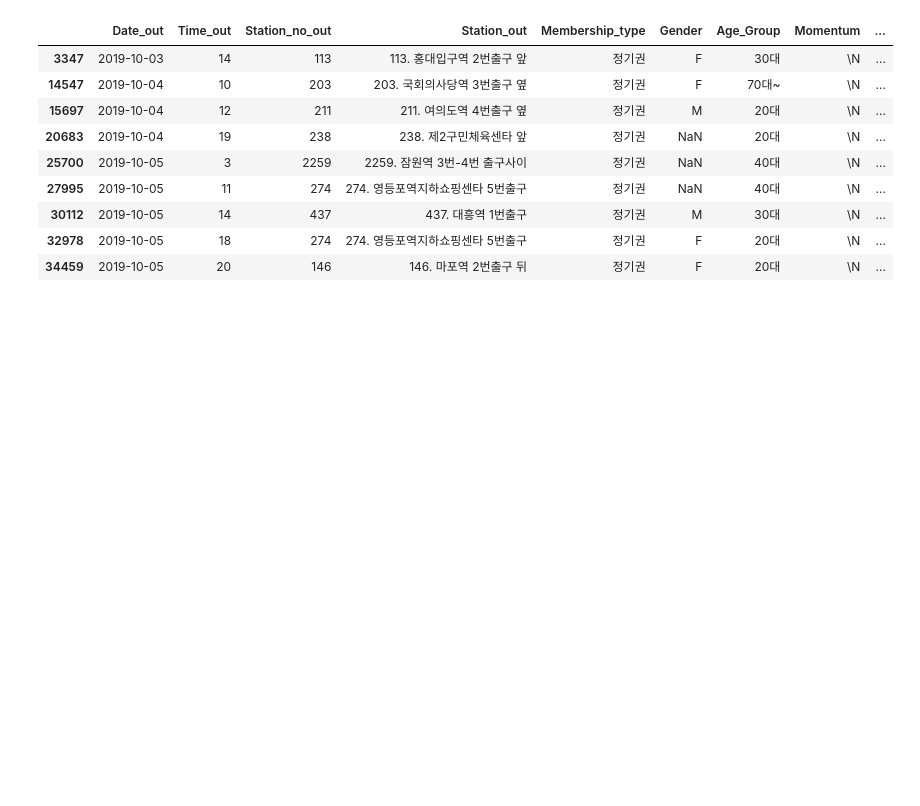
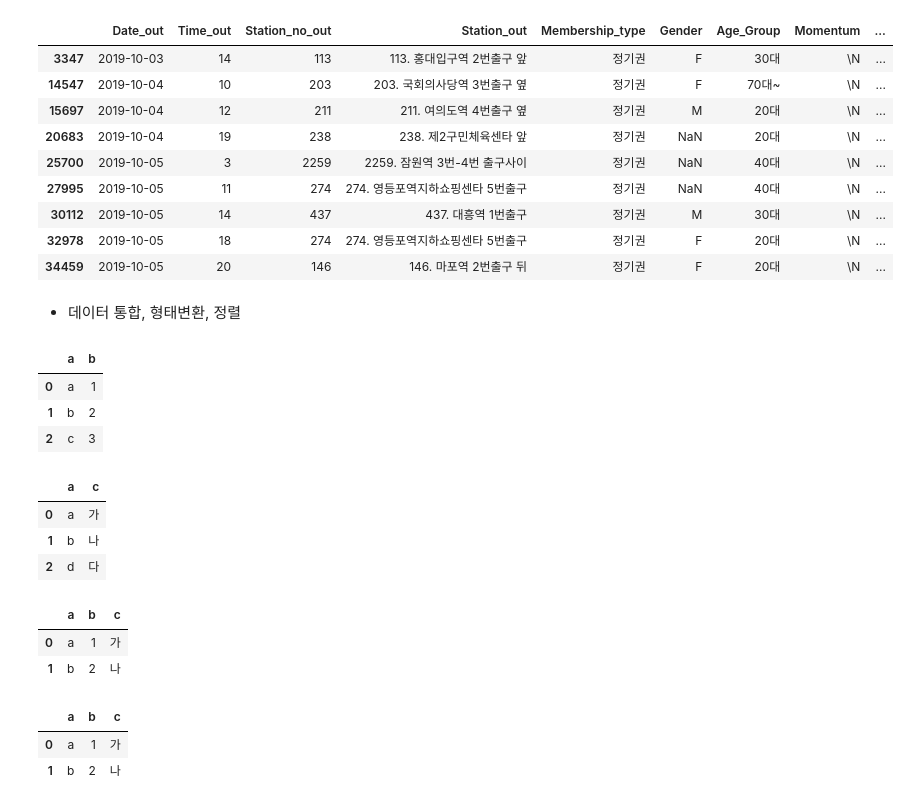
Before and after one commit to Yerial1125/e_learning1, a Jupyter notebook: 연습장.ipynb, the cells around one changed output. Saved outputs shown, nothing was run; the diff lists cells and outputs as text; code cells hidden in the pictures; blank space fills up the shorter version.

```diff
--- a/연습장.ipynb
+++ b/연습장.ipynb
@@ -185,3 +185,5 @@ bike_data[bike_data.Momentum == '\\N']
 | 30112 | 2019-10-05 | 14 | 437 | 437. 대흥역 1번출구 | 정기권 | M | 30대 | \N | ... |
 | 32978 | 2019-10-05 | 18 | 274 | 274. 영등포역지하쇼핑센타 5번출구 | 정기권 | F | 20대 | \N | ... |
 | 34459 | 2019-10-05 | 20 | 146 | 146. 마포역 2번출구 뒤 | 정기권 | F | 20대 | \N | ... |
+# %% [markdown]
+- 데이터 통합, 형태변환, 정렬
@@ -187,0 +196,26 @@ bike_data[bike_data.Momentum == '\\N']
+# %%
+df1
+# %% [output]
+|  | a | b |
+| 0 | a | 1 |
+| 1 | b | 2 |
+| 2 | c | 3 |
+# %%
+df2
+# %% [output]
+|  | a | c |
+| 0 | a | 가 |
+| 1 | b | 나 |
+| 2 | d | 다 |
+# %%
+pd.merge(df1, df2, on='a')
+# %% [output]
+|  | a | b | c |
+| 0 | a | 1 | 가 |
+| 1 | b | 2 | 나 |
+# %%
+pd.merge(df1, df2, how='inner', on='a')
+# %% [output]
+|  | a | b | c |
+| 0 | a | 1 | 가 |
+| 1 | b | 2 | 나 |
```
Also changed, not shown: parts of 5 cells of this notebook, 1 other file.
